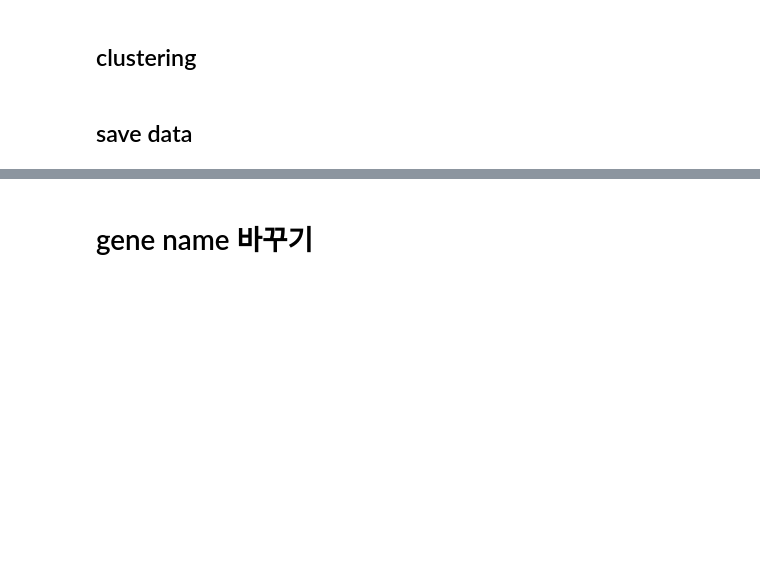
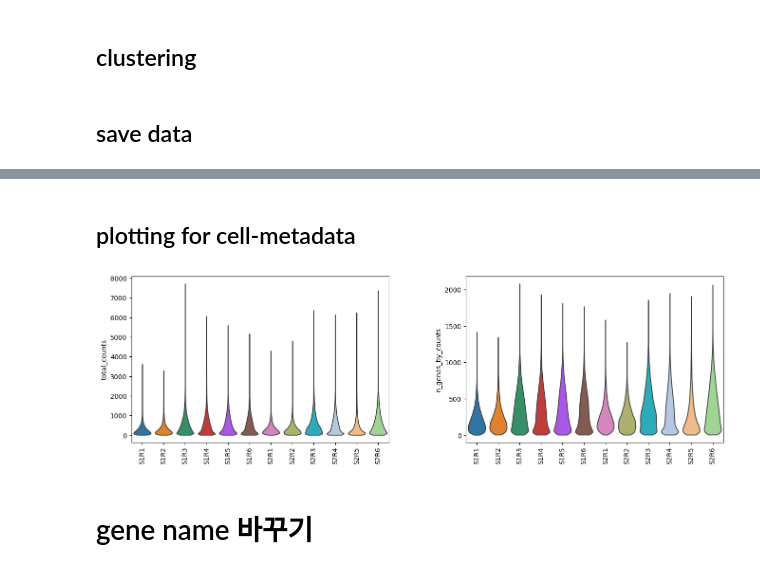
Before and after one commit to JasonK94/lit, a Jupyter notebook: Xenium_250424.ipynb, the cells around one changed output, grey strips where cells are left out. Cells and saved outputs as stored; diff of their text form; code cells hidden in the pictures; blank space fills up the shorter version.

```diff
--- a/Xenium_250424.ipynb
+++ b/Xenium_250424.ipynb
@@ -367,3 +509,16 @@ adata.write_h5ad('/data/kjc2/projects/P330.CSA/rds/250210_CRC_BJM_0050585_Region
+# %% [markdown]
+## plotting for cell-metadata
+# %%
+sc.pl.violin(
+    crc,
+    keys=["total_counts", "n_genes_by_counts"],
+    groupby="batch",
+    stripplot=False,  # 점 뿌리지 않고
+    jitter=0.4,       # 살짝 퍼뜨리기
+    rotation=90
+)
+# %% [output]
+[figure, added]
 # %% [markdown]
 # gene name 바꾸기
 # %%
```
Also changed, not shown: parts of 18 cells of this notebook, 6 other files.
